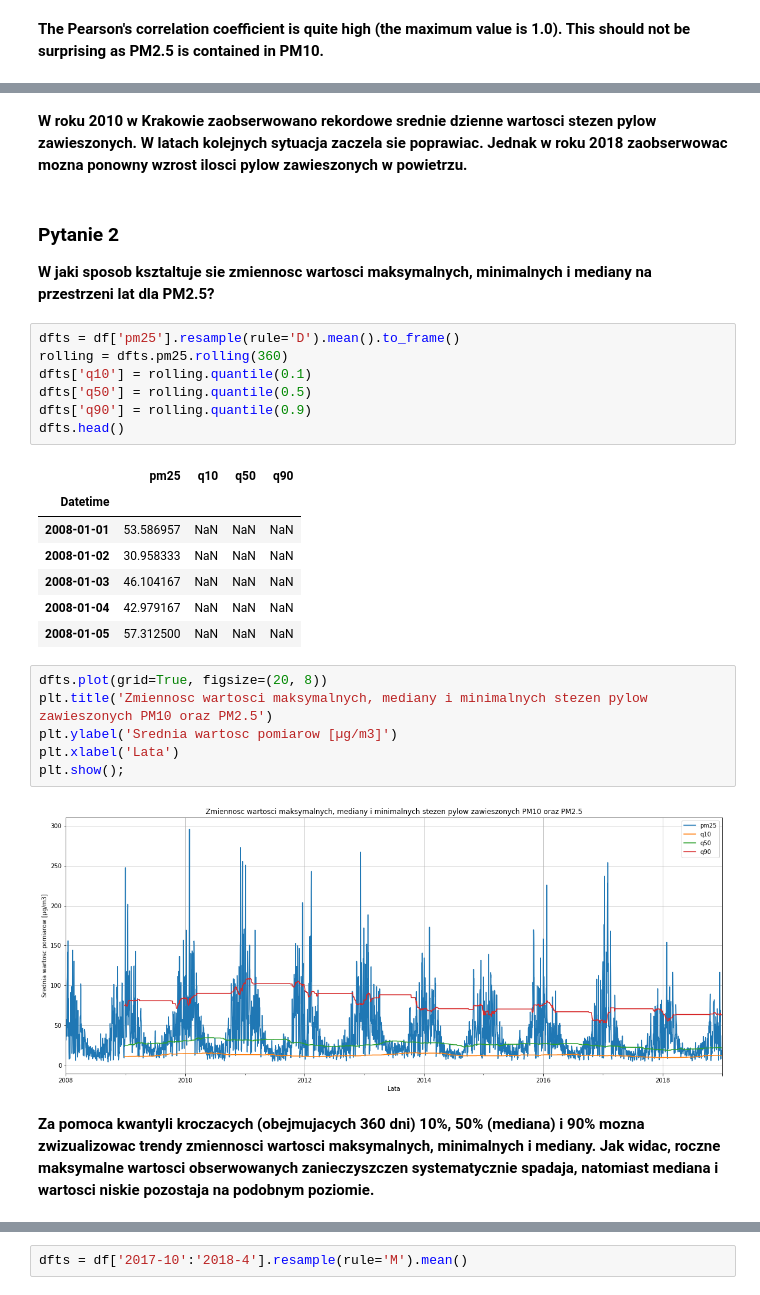
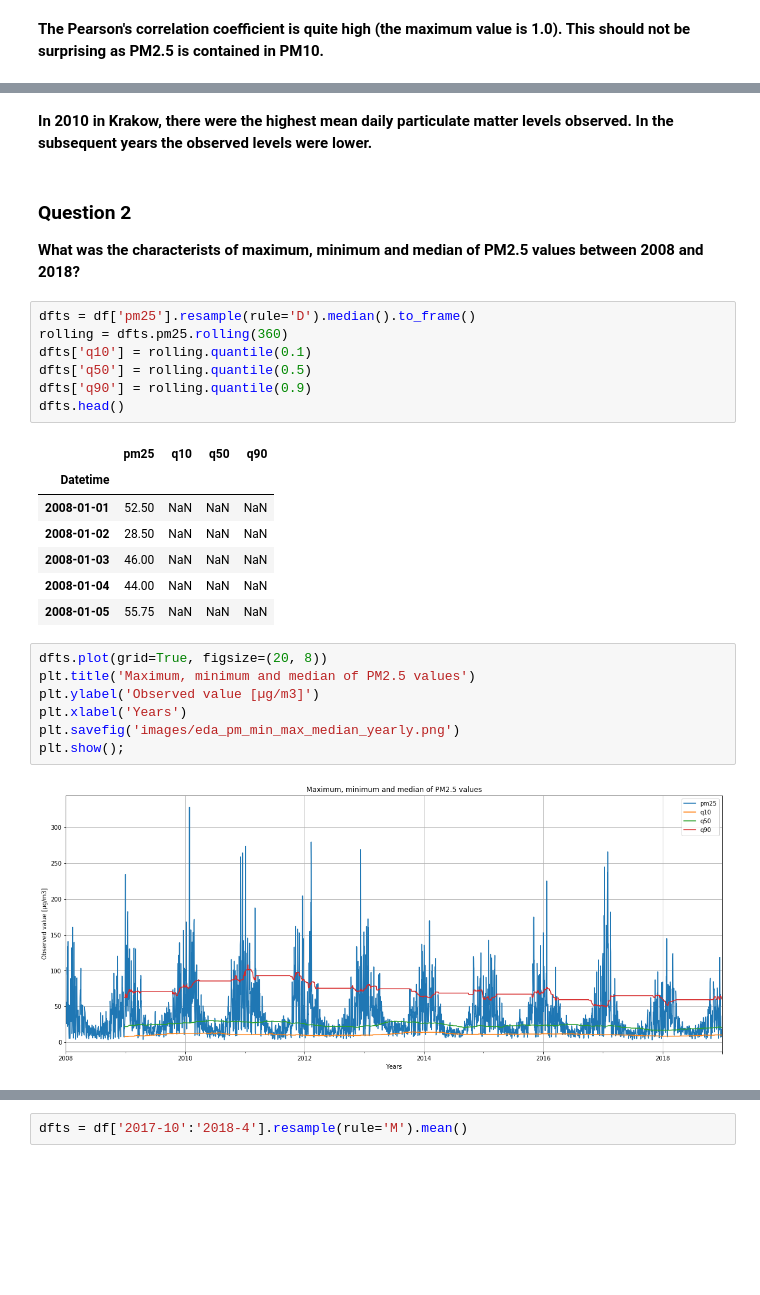
Before and after one commit to ksatola/air-polution, a Jupyter notebook: agh/030_EDA_PM25.ipynb, the cells around one changed output, grey strips where cells are left out. Cells and saved outputs as stored; diff of their text form; blank space fills up the shorter version.

```diff
--- a/agh/030_EDA_PM25.ipynb
+++ b/agh/030_EDA_PM25.ipynb
@@ -246,10 +247,10 @@ plt.show();
-# %% [markdown]
-**W roku 2010 w Krakowie zaobserwowano rekordowe srednie dzienne wartosci stezen pylow zawieszonych. W latach kolejnych sytuacja zaczela sie poprawiac. Jednak w roku 2018 zaobserwowac mozna ponowny wzrost ilosci pylow zawieszonych w powietrzu.**
-# %% [markdown]
-### Pytanie 2
-**W jaki sposob ksztaltuje sie zmiennosc wartosci maksymalnych, minimalnych i mediany na przestrzeni lat dla PM2.5?**
+# %% [markdown]
+**In 2010 in Krakow, there were the highest mean daily particulate matter levels observed. In the subsequent years the observed levels were lower.**
+# %% [markdown]
+### Question 2
+**What was the characterists of maximum, minimum and median of PM2.5 values between 2008 and 2018?**
 # %%
-dfts = df['pm25'].resample(rule='D').mean().to_frame()
+dfts = df['pm25'].resample(rule='D').median().to_frame()
 rolling = dfts.pm25.rolling(360)
 dfts['q10'] = rolling.quantile(0.1)
 dfts['q50'] = rolling.quantile(0.5)
@@ -258,18 +259,17 @@ dfts.head()
 # %% [output]
 |  | pm25 | q10 | q50 | q90 |
 | Datetime |  |  |  |  |
-| 2008-01-01 | 53.586957 | NaN | NaN | NaN |
-| 2008-01-02 | 30.958333 | NaN | NaN | NaN |
-| 2008-01-03 | 46.104167 | NaN | NaN | NaN |
-| 2008-01-04 | 42.979167 | NaN | NaN | NaN |
-| 2008-01-05 | 57.312500 | NaN | NaN | NaN |
+| 2008-01-01 | 52.50 | NaN | NaN | NaN |
+| 2008-01-02 | 28.50 | NaN | NaN | NaN |
+| 2008-01-03 | 46.00 | NaN | NaN | NaN |
+| 2008-01-04 | 44.00 | NaN | NaN | NaN |
+| 2008-01-05 | 55.75 | NaN | NaN | NaN |
 # %%
 dfts.plot(grid=True, figsize=(20, 8))
-plt.title('Zmiennosc wartosci maksymalnych, mediany i minimalnych stezen pylow zawieszonych PM10 oraz PM2.5')
-plt.ylabel('Srednia wartosc pomiarow [µg/m3]')
-plt.xlabel('Lata')
+plt.title('Maximum, minimum and median of PM2.5 values')
+plt.ylabel('Observed value [µg/m3]')
+plt.xlabel('Years')
+plt.savefig('images/eda_pm_min_max_median_yearly.png')
 plt.show();
 # %% [output]
-[figure, old version]
+[figure, new version]
-# %% [markdown]
-**Za pomoca kwantyli kroczacych (obejmujacych 360 dni) 10%, 50% (mediana) i 90% mozna zwizualizowac trendy zmiennosci wartosci maksymalnych, minimalnych i mediany. Jak widac, roczne maksymalne wartosci obserwowanych zanieczyszczen systematycznie spadaja, natomiast mediana i wartosci niskie pozostaja na podobnym poziomie.**
```
Also changed, not shown: parts of 15 cells of this notebook, 4 other files.
